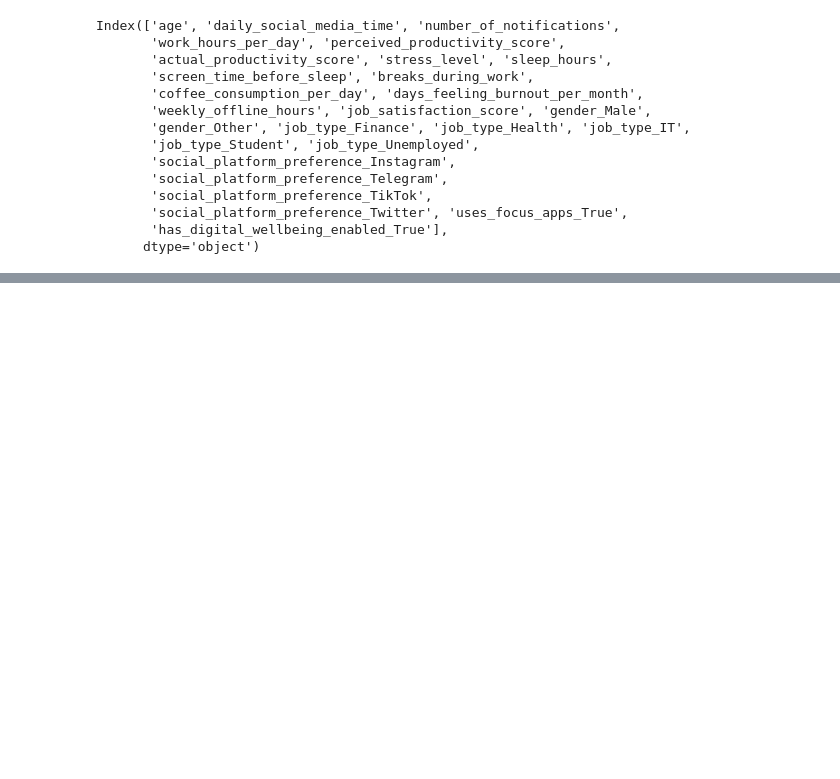
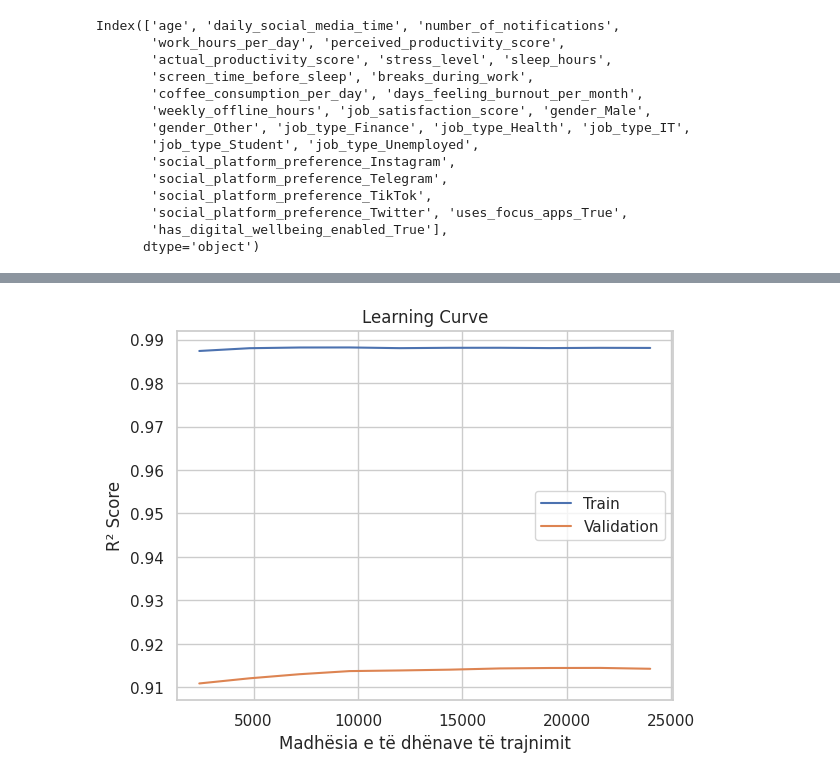
Before and after one commit to fisnikmustafa/ML-2025, a Jupyter notebook: dataset_preprocessing.ipynb, the cells around one changed output, grey strips where cells are left out. Saved outputs shown, nothing was run; the diff lists cells and outputs as text; code cells hidden in the pictures; blank space fills up the shorter version.

```diff
--- a/dataset_preprocessing.ipynb
+++ b/dataset_preprocessing.ipynb
@@ -730,0 +814,20 @@ gender_Other: -0.0112
+# %%
+from sklearn.model_selection import learning_curve
+import matplotlib.pyplot as plt
+
+train_sizes, train_scores, val_scores = learning_curve(
+    model_rf, X, y, cv=5, scoring='r2', train_sizes=np.linspace(0.1, 1.0, 10), random_state=42
+)
+
+train_scores_mean = train_scores.mean(axis=1)
+val_scores_mean = val_scores.mean(axis=1)
+
+plt.plot(train_sizes, train_scores_mean, label="Train")
+plt.plot(train_sizes, val_scores_mean, label="Validation")
+plt.xlabel("Madhësia e të dhënave të trajnimit")
+plt.ylabel("R² Score")
+plt.title("Learning Curve")
+plt.legend()
+plt.show()
+# %% [output]
+[figure, added]
```
Also changed, not shown: parts of 9 cells of this notebook.
